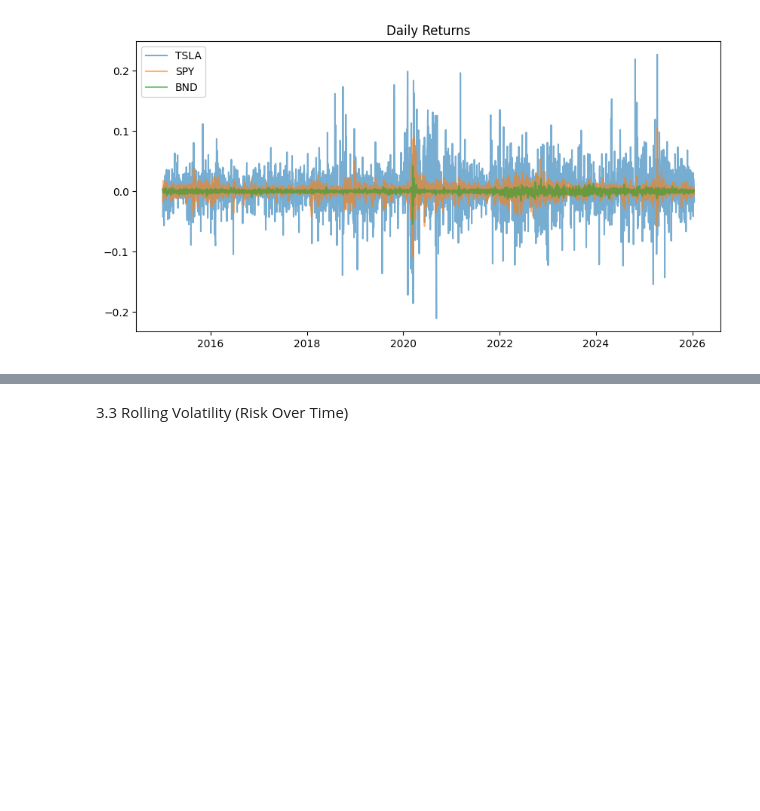
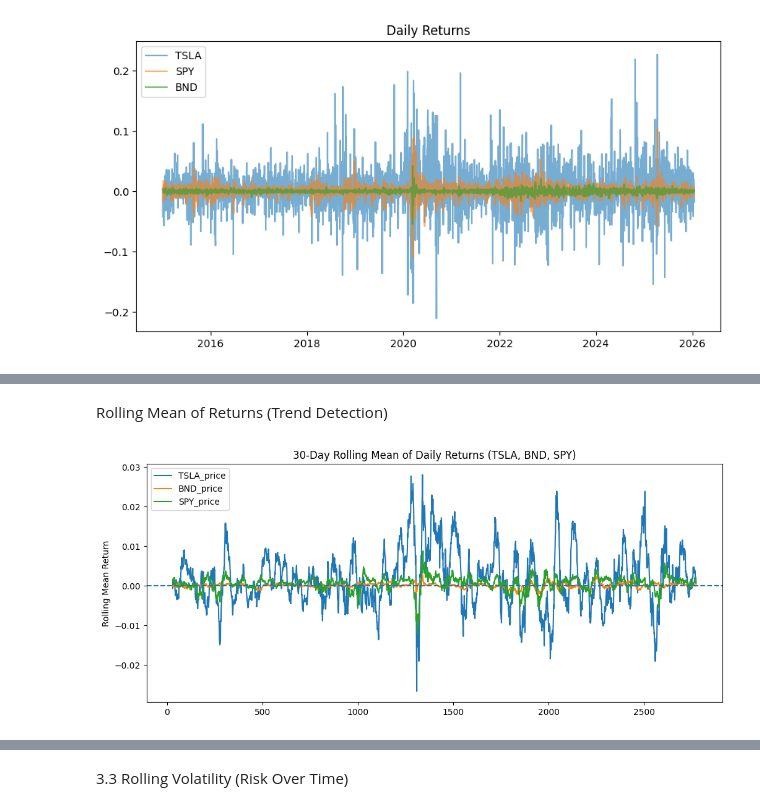
Before and after one commit to amubarke/Time-Series-Forecasting-for-Portfolio-Management-Optimization-week-9, a Jupyter notebook: notebooks/Task_1_preprocess_and_EDA.ipynb, the cells around one changed output, grey strips where cells are left out. Cells and saved outputs as stored; diff of their text form; code cells hidden in the pictures; blank space fills up the shorter version.

Commit message:
task_4

```diff
--- a/notebooks/Task_1_preprocess_and_EDA.ipynb
+++ b/notebooks/Task_1_preprocess_and_EDA.ipynb
@@ -167,3 +167,6 @@ plt.title("Daily Returns")
 plt.show()
 # %% [output]
 [figure]
+# %%
+returns = pd.read_csv('../data/processed/task1_clean_data.csv')
+returns.head()
@@ -169,0 +180,17 @@ plt.show()
+# %% [markdown]
+Rolling Mean of Returns (Trend Detection)
+# %%
+price_data = returns[['TSLA_price', 'BND_price', 'SPY_price']].astype(float)
+returns = price_data.pct_change().dropna()
+# %%
+rolling_mean = returns.rolling(window=30).mean()
+
+rolling_mean.plot(
+    figsize=(12,5),
+    title="30-Day Rolling Mean of Daily Returns (TSLA, BND, SPY)"
+)
+plt.axhline(0, linestyle='--')
+plt.ylabel("Rolling Mean Return")
+plt.show()
+# %% [output]
+[figure, added]
```
Also changed, not shown: parts of 10 cells of this notebook, 4 other files.
